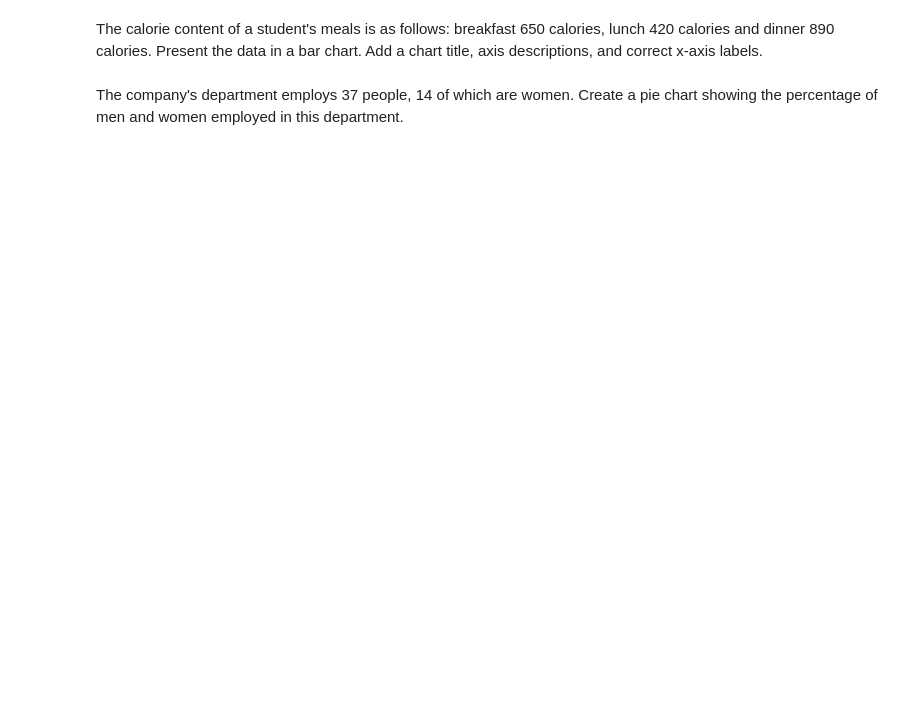
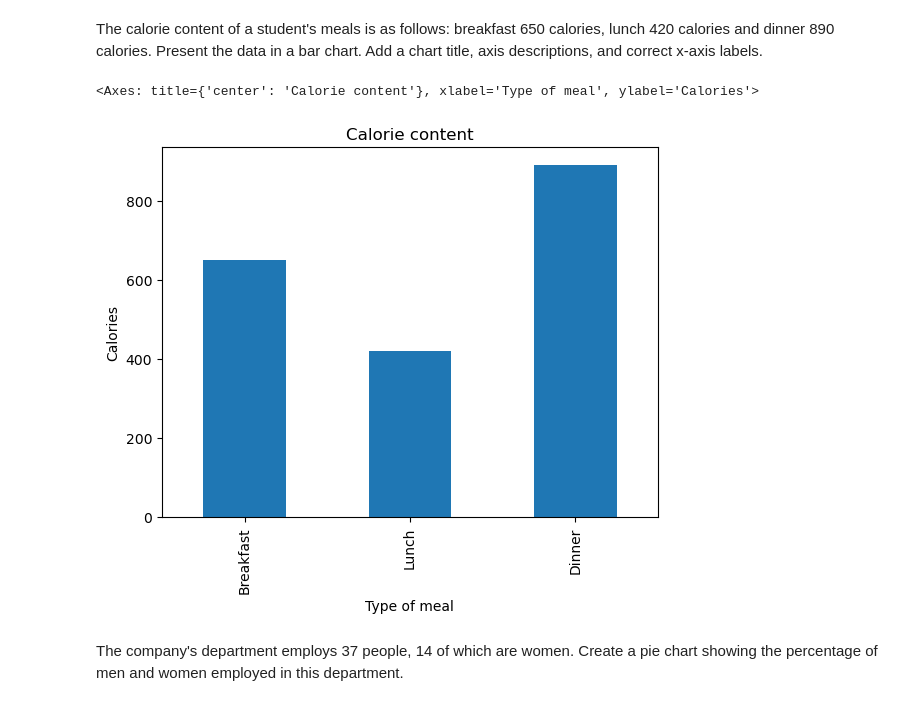
Before and after one commit to MikolajSuchan/ProAndVis, a Jupyter notebook: Zajęcia 4/series-chart.ipynb, the cells around one changed output. Saved outputs shown, nothing was run; the diff lists cells and outputs as text; code cells hidden in the pictures; blank space fills up the shorter version.

```diff
--- a/Zajęcia 4/series-chart.ipynb
+++ b/Zajęcia 4/series-chart.ipynb
@@ -93,4 +113,12 @@ Complete the above bar chart by adding its title and axis descriptions.
 # %% [markdown]
 The calorie content of a student's meals is as follows: breakfast 650 calories, lunch 420 calories and dinner 890 calories. Present the data in a bar chart. Add a chart title, axis descriptions, and correct x-axis labels.
+# %%
+data2=[650,420,890]
+some_plot=pd.Series(data2)
+some_plot.index=['Breakfast','Lunch','Dinner']
+some_plot.plot(kind='bar',title='Calorie content',xlabel='Type of meal',ylabel='Calories')
+# %% [output]
+<Axes: title={'center': 'Calorie content'}, xlabel='Type of meal', ylabel='Calories'>
+[figure, added]
 # %% [markdown]
 The company's department employs 37 people, 14 of which are women. Create a pie chart showing the percentage of men and women employed in this department.
```
Also changed, not shown: parts of 5 cells of this notebook, 2 other files.
